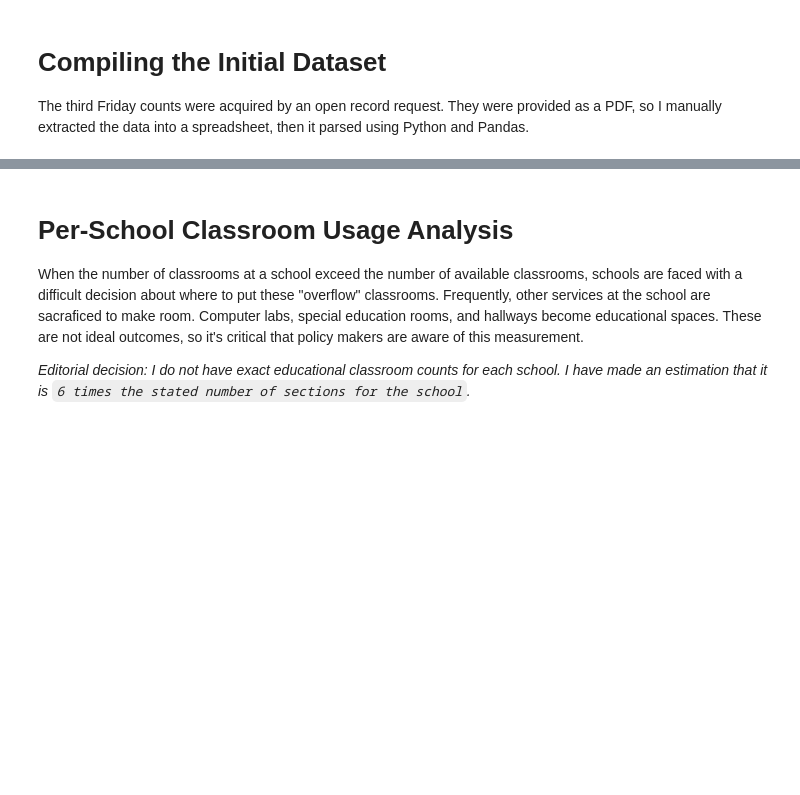
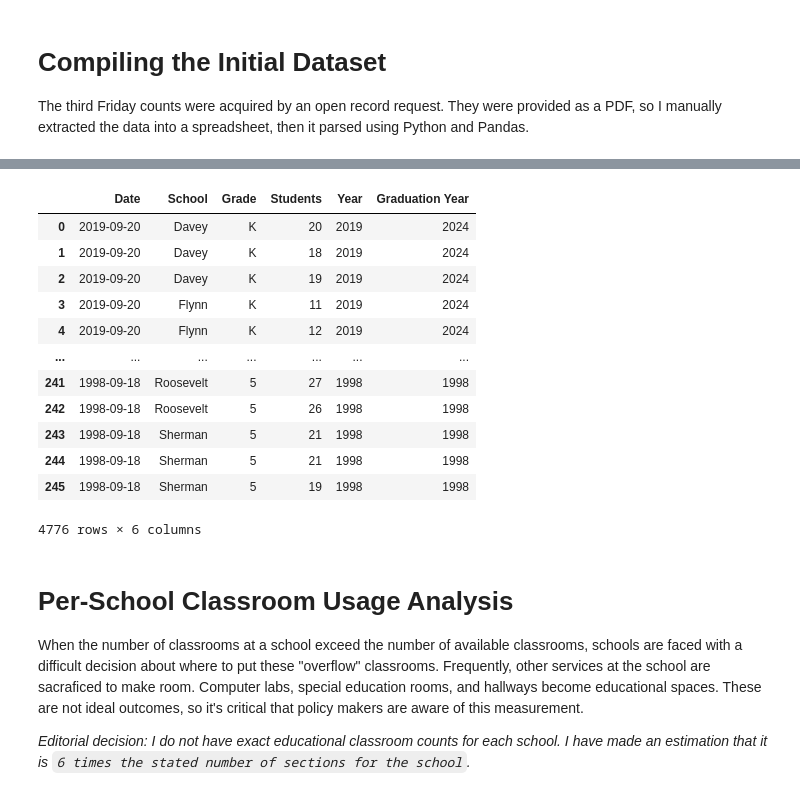
Before and after one commit to toxygene/ecasd-enrollment, a Jupyter notebook: Enrollment Data Analysis.ipynb, the cells around one changed output, grey strips where cells are left out. Saved outputs shown, nothing was run; the diff lists cells and outputs as text; code cells hidden in the pictures; blank space fills up the shorter version.

```diff
--- a/Enrollment Data Analysis.ipynb
+++ b/Enrollment Data Analysis.ipynb
@@ -75,3 +13,22 @@ display(df.set_index(['School Year','School','Grade'])[['Students']])
+# %%
+from data import enrollment
+from IPython.display import display
+
+display(enrollment)
+# %% [output]
+|  | Date | School | Grade | Students | Year | Graduation Year |
+| 0 | 2019-09-20 | Davey | K | 20 | 2019 | 2024 |
+| 1 | 2019-09-20 | Davey | K | 18 | 2019 | 2024 |
+| 2 | 2019-09-20 | Davey | K | 19 | 2019 | 2024 |
+| 3 | 2019-09-20 | Flynn | K | 11 | 2019 | 2024 |
+| 4 | 2019-09-20 | Flynn | K | 12 | 2019 | 2024 |
+| ... | ... | ... | ... | ... | ... | ... |
+| 241 | 1998-09-18 | Roosevelt | 5 | 27 | 1998 | 1998 |
+| 242 | 1998-09-18 | Roosevelt | 5 | 26 | 1998 | 1998 |
+| 243 | 1998-09-18 | Sherman | 5 | 21 | 1998 | 1998 |
+| 244 | 1998-09-18 | Sherman | 5 | 21 | 1998 | 1998 |
+| 245 | 1998-09-18 | Sherman | 5 | 19 | 1998 | 1998 |
+4776 rows × 6 columns
 # %% [markdown]
 # Per-School Classroom Usage Analysis
 When the number of classrooms at a school exceed the number of available classrooms, schools are faced with a difficult decision about where to put these "overflow" classrooms. Frequently, other services at the school are sacraficed to make room. Computer labs, special education rooms, and hallways become educational spaces. These are not ideal outcomes, so it's critical that policy makers are aware of this measurement.
```
Also changed, not shown: parts of 5 cells of this notebook, 12 other files.
